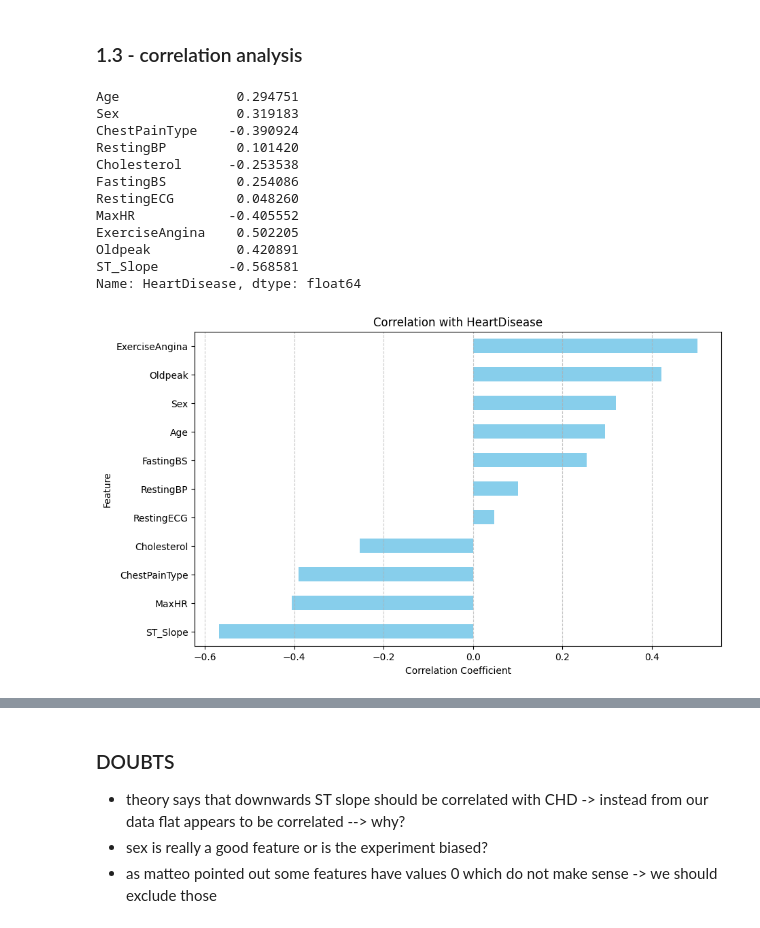
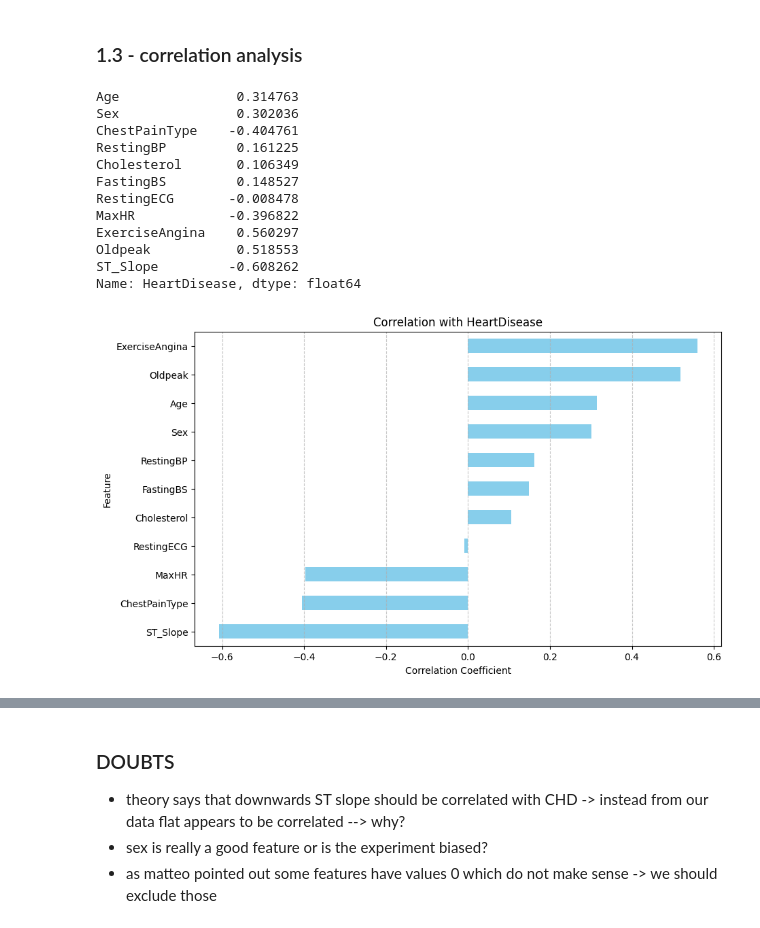
Before and after one commit to nexusfb/ETH-MLxHC-Interpretable-Medical-Data-Classification, a Jupyter notebook: pjt1_pt1.ipynb, the cells around one changed output, grey strips where cells are left out. Cells and saved outputs as stored; diff of their text form; code cells hidden in the pictures.

```diff
--- a/pjt1_pt1.ipynb
+++ b/pjt1_pt1.ipynb
@@ -14,7 +14,7 @@ from sklearn.preprocessing import LabelEncoder
 # %%
 # 0 - load dataset
 df = pd.read_csv("datasets/heart_failure/train_val_split.csv")
-
+df = df[df['Cholesterol'] > 0]
 # 1 - data distributions
 fig, axes = plt.subplots(4, 3, figsize=(18, 20))
 # categorical features
@@ -147,37 +147,37 @@ ST_Slope vs HeartDisease
 # %%
 # 4 - encode non-numerical categorical features to integers
 label_encoder = LabelEncoder()
 df['Sex'] = label_encoder.fit_transform(df['Sex'])
 df['ChestPainType'] = label_encoder.fit_transform(df['ChestPainType'])
 df['FastingBS'] = label_encoder.fit_transform(df['FastingBS'])
 df['RestingECG'] = label_encoder.fit_transform(df['RestingECG'])
 df['ExerciseAngina'] = label_encoder.fit_transform(df['ExerciseAngina'])
 df['ST_Slope'] = label_encoder.fit_transform(df['ST_Slope'])
-
+df = df[df['Cholesterol'] > 0]
 # 5 - correlation coefficient analysis
 # numerical version
 correlation = df.corr()['HeartDisease'].drop('HeartDisease')
 display(correlation)
 # plot version
 plt.figure(figsize=(10, 6))
 correlation.sort_values().plot(kind='barh', color='skyblue')
 plt.title('Correlation with HeartDisease')
 plt.xlabel('Correlation Coefficient')
 plt.ylabel('Feature')
 plt.grid(axis='x', linestyle='--', alpha=0.7)
 plt.show()
 # %% [output]
-Age               0.294751
-Sex               0.319183
-ChestPainType    -0.390924
-RestingBP         0.101420
-Cholesterol      -0.253538
-FastingBS         0.254086
-RestingECG        0.048260
-MaxHR            -0.405552
-ExerciseAngina    0.502205
-Oldpeak           0.420891
-ST_Slope         -0.568581
+Age               0.314763
+Sex               0.302036
+ChestPainType    -0.404761
+RestingBP         0.161225
+Cholesterol       0.106349
+FastingBS         0.148527
+RestingECG       -0.008478
+MaxHR            -0.396822
+ExerciseAngina    0.560297
+Oldpeak           0.518553
+ST_Slope         -0.608262
 Name: HeartDisease, dtype: float64
-[figure, old version]
+[figure, new version]
 # %% [markdown]
```
Also changed, not shown: parts of 16 cells of this notebook.
